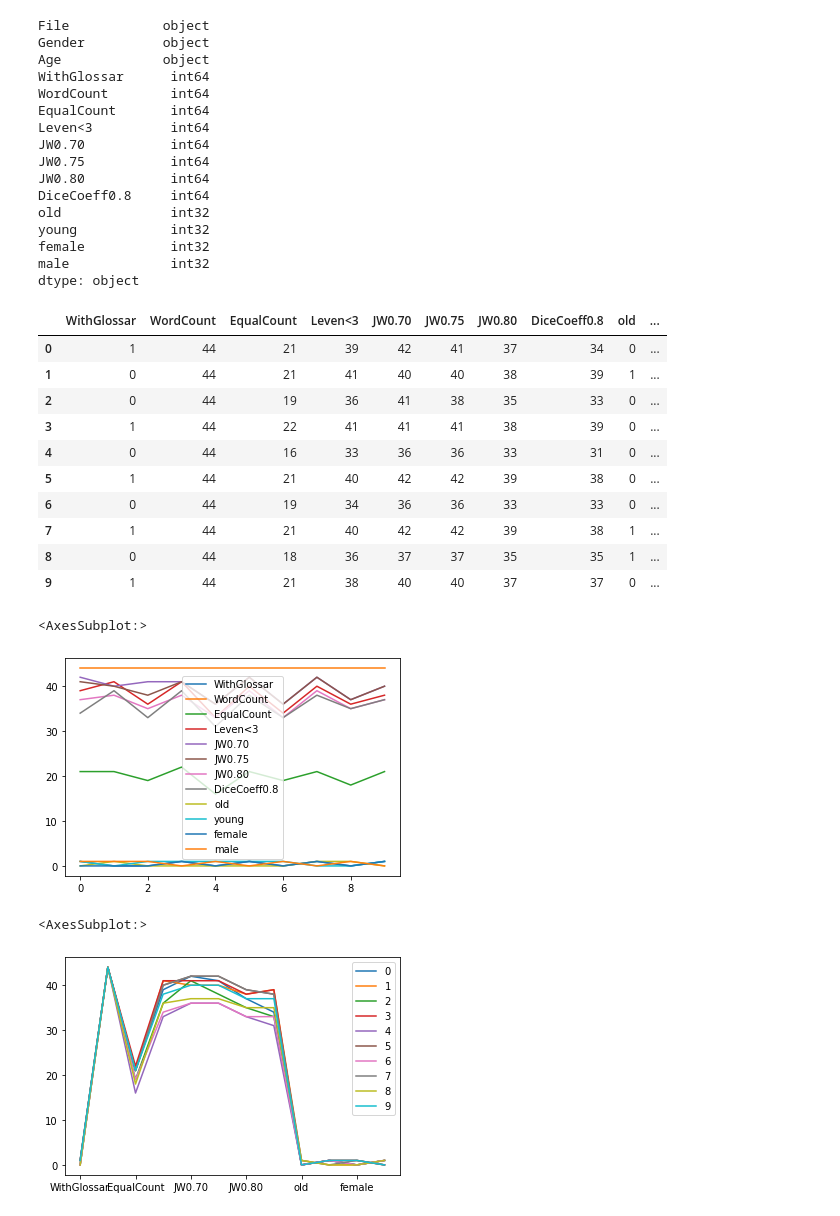
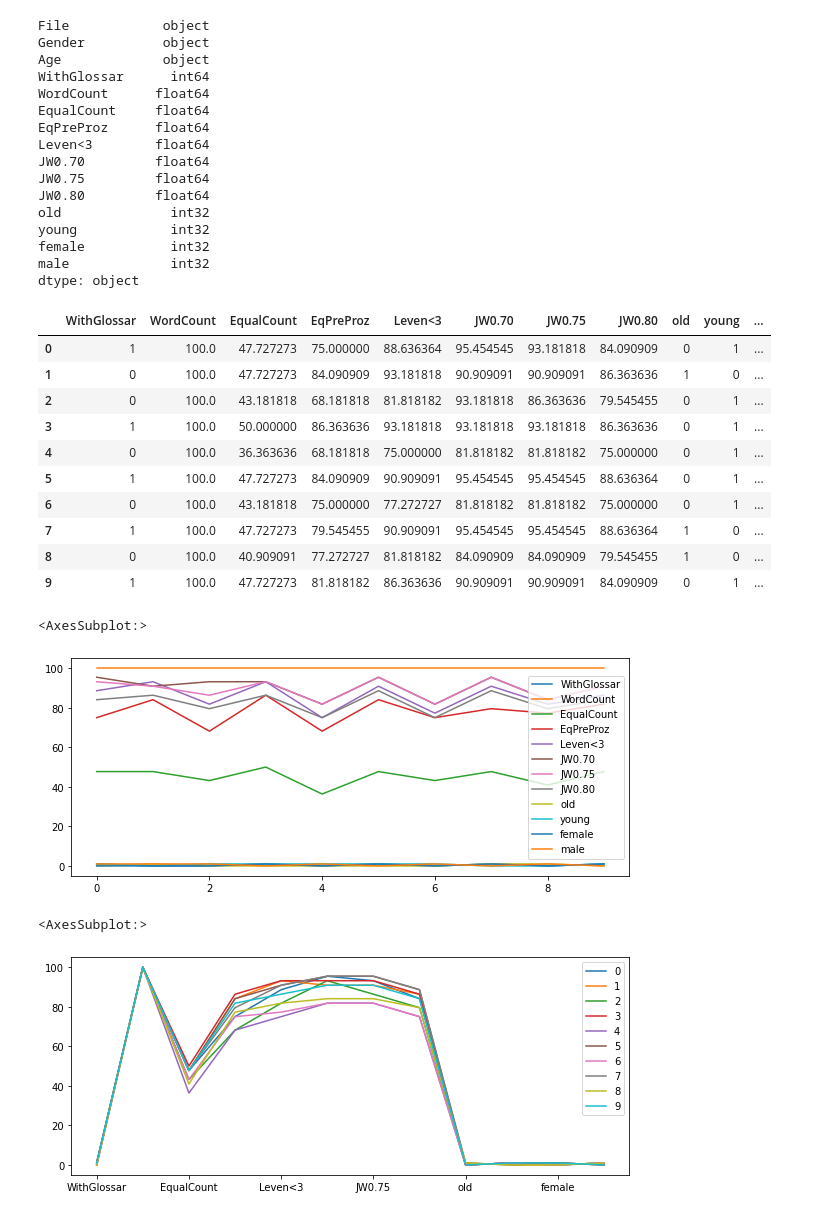
Before and after one commit to merkisam/Speech-Quality-Analysis, a Jupyter notebook: Speech-Quality-Analysis.ipynb, the cells around one changed output. Drawn from its saved outputs; the diff is of its cells as text; code cells hidden in the pictures.

Commit message:
Changed result to percent

```diff
--- a/Speech-Quality-Analysis.ipynb
+++ b/Speech-Quality-Analysis.ipynb
@@ -60,6 +60,7 @@ resultArr = [fileList,
              np.full_like(fileList, 0).astype(np.int), #isProvidedDictionary
              np.full_like(fileList, 0).astype(np.int), #wordCount
              np.full_like(fileList, 0).astype(np.int), #equalCount
+             np.full_like(fileList, 0).astype(np.int), #preProz
              np.full_like(fileList, 0).astype(np.int), #levensteinDist < 3
              np.full_like(fileList, 0).astype(np.int), #JaroDist > 0.70
              np.full_like(fileList, 0).astype(np.int), #JaroDist > 0.75
@@ -102,14 +103,16 @@ for idx, fileName in enumerate(resultArr[0]):
                     resultArr[5][idx] = resultArr[5][idx] + 1
                 word = re.sub('[^A-Za-z0-9]+', '', word).lower()
                 wordComp = re.sub('[^A-Za-z0-9]+', '', wordComp).lower()
+                if(wordComp == word):
+                    resultArr[6][idx] = resultArr[6][idx] + 1
                 if(nltk.distance.edit_distance(wordComp, word) < 3):
-                    resultArr[6][idx] = resultArr[6][idx] + 1
+                    resultArr[7][idx] = resultArr[7][idx] + 1
                 if(nltk.distance.jaro_winkler_similarity(wordComp, word) > 0.70):
-                    resultArr[7][idx] = resultArr[7][idx] + 1
+                    resultArr[8][idx] = resultArr[8][idx] + 1
                 if(nltk.distance.jaro_winkler_similarity(wordComp, word) > 0.75):
-                    resultArr[8][idx] = resultArr[8][idx] + 1
+                    resultArr[9][idx] = resultArr[9][idx] + 1
                 if(nltk.distance.jaro_winkler_similarity(wordComp, word) > 0.80):
-                    resultArr[9][idx] = resultArr[9][idx] + 1
+                    resultArr[10][idx] = resultArr[10][idx] + 1
     file.close()
 resultArr
 # %% [output]
@@ -137,19 +139,18 @@ Grösse
 # %%
 #6. Insertion of result into Panda Dataframe and conversion to numeric values
 resultNp = np.array(resultArr)
-df = pd.DataFrame(resultNp.T, columns = ['File','Gender','Age', 'WithGlossar', 'WordCount', 'EqualCount', 'Leven<3','JW0.70','JW0.75','JW0.80', 'DiceCoeff0.8'])
+df = pd.DataFrame(resultNp.T, columns = ['File','Gender','Age', 'WithGlossar', 'WordCount', 'EqualCount', 'EqPreProz', 'Leven<3','JW0.70','JW0.75','JW0.80'])
 df["old"] = (df["Age"] == 'old').astype(int)
 df["young"] = (df["Age"] == 'young').astype(int)
 df["female"] = (df["Gender"] == 'female').astype(int)
 df["male"] = (df["Gender"] == 'male').astype(int)
 df["WithGlossar"] = pd.to_numeric(df["WithGlossar"])
-df["WordCount"] = pd.to_numeric(df["WordCount"])
-df["EqualCount"] = pd.to_numeric(df["EqualCount"])
-df["Leven<3"] = pd.to_numeric(df["Leven<3"])
-df["JW0.70"] = pd.to_numeric(df["JW0.70"])
-df["JW0.75"] = pd.to_numeric(df["JW0.75"])
-df["JW0.80"] = pd.to_numeric(df["JW0.80"])
-df["JW0.80"] = pd.to_numeric(df["JW0.80"])
-df["DiceCoeff0.8"] = pd.to_numeric(df["DiceCoeff0.8"])
+df["WordCount"] = 100 / 44 * pd.to_numeric(df["WordCount"])
+df["EqualCount"] = 100 / 44 * pd.to_numeric(df["EqualCount"])
+df["EqPreProz"] = 100 / 44 * pd.to_numeric(df["EqPreProz"])
+df["Leven<3"] = 100 / 44 * pd.to_numeric(df["Leven<3"])
+df["JW0.70"] = 100 / 44 * pd.to_numeric(df["JW0.70"])
+df["JW0.75"] = 100 / 44 * pd.to_numeric(df["JW0.75"])
+df["JW0.80"] = 100 / 44 * pd.to_numeric(df["JW0.80"])
 df.describe()
 # %% [output]
@@ -169,13 +170,13 @@ File            object
 Gender          object
 Age             object
 WithGlossar      int64
-WordCount        int64
-EqualCount       int64
-Leven<3          int64
-JW0.70           int64
-JW0.75           int64
-JW0.80           int64
-DiceCoeff0.8     int64
+WordCount      float64
+EqualCount     float64
+EqPreProz      float64
+Leven<3        float64
+JW0.70         float64
+JW0.75         float64
+JW0.80         float64
 old              int32
 young            int32
 female           int32
@@ -185,25 +186,25 @@ dtype: object
 dfNumber = df.select_dtypes(include=np.number)
 dfNumber
 # %% [output]
-|  | WithGlossar | WordCount | EqualCount | Leven<3 | JW0.70 | JW0.75 | JW0.80 | DiceCoeff0.8 | old | ... |
-| 0 | 1 | 44 | 21 | 39 | 42 | 41 | 37 | 34 | 0 | ... |
-| 1 | 0 | 44 | 21 | 41 | 40 | 40 | 38 | 39 | 1 | ... |
-| 2 | 0 | 44 | 19 | 36 | 41 | 38 | 35 | 33 | 0 | ... |
-| 3 | 1 | 44 | 22 | 41 | 41 | 41 | 38 | 39 | 0 | ... |
-| 4 | 0 | 44 | 16 | 33 | 36 | 36 | 33 | 31 | 0 | ... |
-| 5 | 1 | 44 | 21 | 40 | 42 | 42 | 39 | 38 | 0 | ... |
-| 6 | 0 | 44 | 19 | 34 | 36 | 36 | 33 | 33 | 0 | ... |
-| 7 | 1 | 44 | 21 | 40 | 42 | 42 | 39 | 38 | 1 | ... |
-| 8 | 0 | 44 | 18 | 36 | 37 | 37 | 35 | 35 | 1 | ... |
-| 9 | 1 | 44 | 21 | 38 | 40 | 40 | 37 | 37 | 0 | ... |
+|  | WithGlossar | WordCount | EqualCount | EqPreProz | Leven<3 | JW0.70 | JW0.75 | JW0.80 | old | young | ... |
+| 0 | 1 | 100.0 | 47.727273 | 75.000000 | 88.636364 | 95.454545 | 93.181818 | 84.090909 | 0 | 1 | ... |
+| 1 | 0 | 100.0 | 47.727273 | 84.090909 | 93.181818 | 90.909091 | 90.909091 | 86.363636 | 1 | 0 | ... |
+| 2 | 0 | 100.0 | 43.181818 | 68.181818 | 81.818182 | 93.181818 | 86.363636 | 79.545455 | 0 | 1 | ... |
+| 3 | 1 | 100.0 | 50.000000 | 86.363636 | 93.181818 | 93.181818 | 93.181818 | 86.363636 | 0 | 1 | ... |
+| 4 | 0 | 100.0 | 36.363636 | 68.181818 | 75.000000 | 81.818182 | 81.818182 | 75.000000 | 0 | 1 | ... |
+| 5 | 1 | 100.0 | 47.727273 | 84.090909 | 90.909091 | 95.454545 | 95.454545 | 88.636364 | 0 | 1 | ... |
+| 6 | 0 | 100.0 | 43.181818 | 75.000000 | 77.272727 | 81.818182 | 81.818182 | 75.000000 | 0 | 1 | ... |
+| 7 | 1 | 100.0 | 47.727273 | 79.545455 | 90.909091 | 95.454545 | 95.454545 | 88.636364 | 1 | 0 | ... |
+| 8 | 0 | 100.0 | 40.909091 | 77.272727 | 81.818182 | 84.090909 | 84.090909 | 79.545455 | 1 | 0 | ... |
+| 9 | 1 | 100.0 | 47.727273 | 81.818182 | 86.363636 | 90.909091 | 90.909091 | 84.090909 | 0 | 1 | ... |
 # %%
-dfNumber.plot()
+dfNumber.plot(figsize=(10,4))
 # %% [output]
 <AxesSubplot:>
-[figure, old version]
+[figure, new version]
 # %%
-dfNumber.T.plot()
+dfNumber.T.plot(figsize=(10,4))
 # %% [output]
 <AxesSubplot:>
-[figure, old version]
+[figure, new version]
 # %%
```
Also changed, not shown: parts of 13 cells of this notebook.
